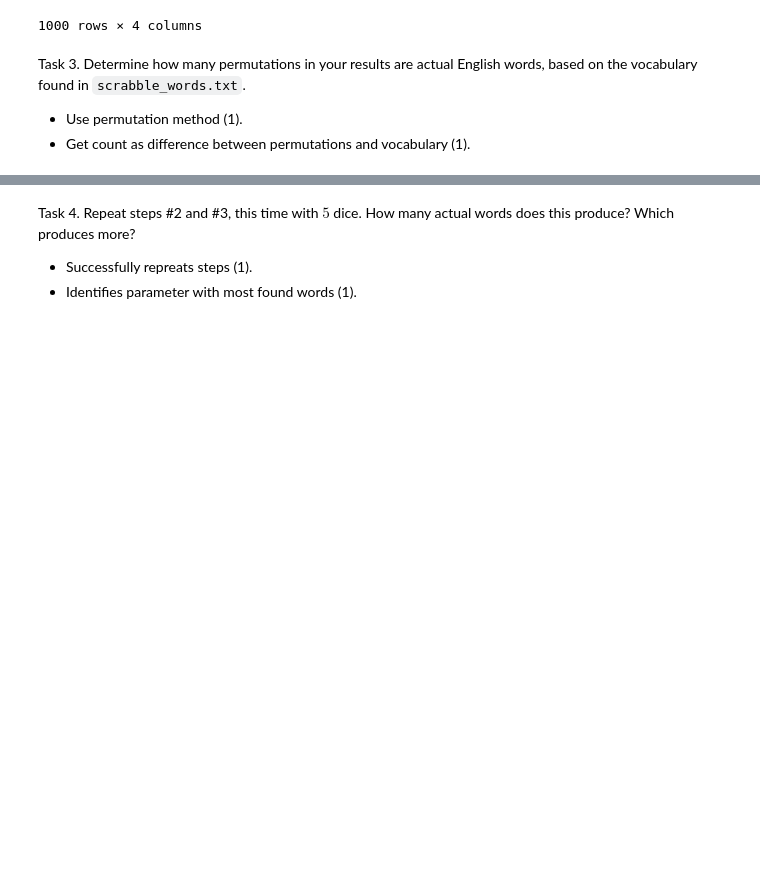
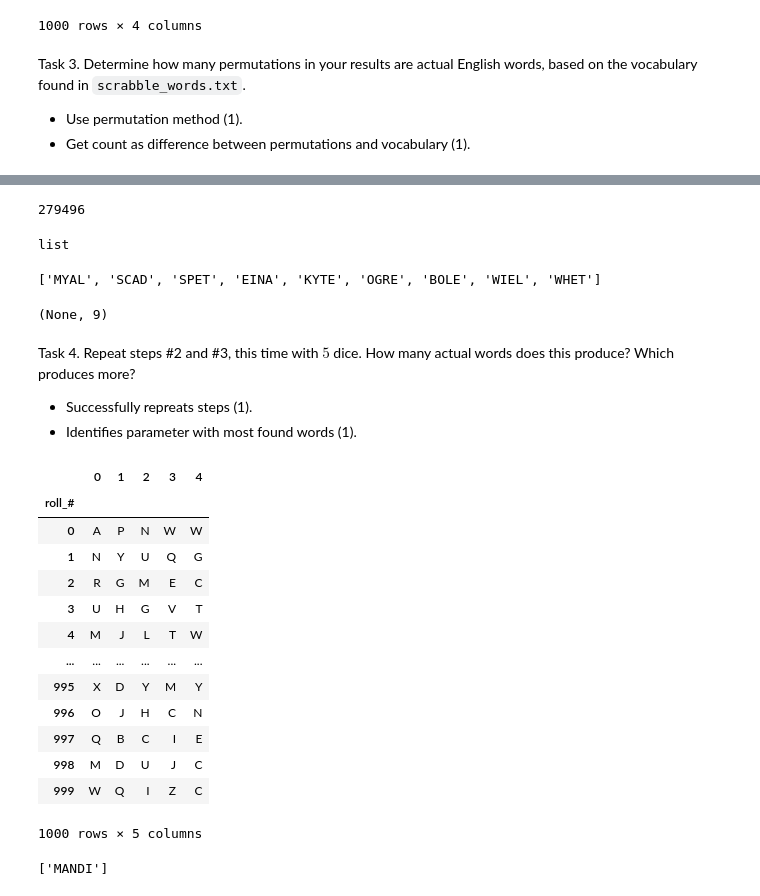
Before and after one commit to virginia-vrb9e/MONCARLO, a Jupyter notebook: moncarlo/DS51200_finalversion_ProjectTemplate.ipynb, the cells around one changed output, grey strips where cells are left out. Cells and saved outputs as stored; diff of their text form; code cells hidden in the pictures; blank space fills up the shorter version.

```diff
--- a/moncarlo/DS51200_finalversion_ProjectTemplate.ipynb
+++ b/moncarlo/DS51200_finalversion_ProjectTemplate.ipynb
@@ -670,0 +923,14 @@ TypeError: Series.to_frame() got an unexpected keyword argument 'inplace'
+# %%
+scrabble_words = open("scrabble_words.txt", "r")
+words = scrabble_words.read()
+wordstring = words.split("\n")
+# wordstring
+len(wordstring)
+# %% [output]
+279496
+# %%
+list_perms = list(perms_s3.index)
+type(list_perms)
+#list_perms
+# %% [output]
+list
@@ -671,5 +942,43 @@ TypeError: Series.to_frame() got an unexpected keyword argument 'inplace'
+# %%
+words = [x for x in just_perms if x in wordstring]
+print(words), len(words)
+# %% [output]
+['MYAL', 'SCAD', 'SPET', 'EINA', 'KYTE', 'OGRE', 'BOLE', 'WIEL', 'WHET']
+(None, 9)
 # %% [markdown]
 Task 4. Repeat steps #2 and #3, this time with $5$ dice. How many actual words does this produce? Which produces more?
 
 - Successfully repreats steps (1).
 - Identifies parameter with most found words (1).
+# %%
+dice_s32 = [die_s3, die_s3, die_s3, die_s3, die_s3]
+game_s32 = moncarlo.MonCarloGame(dice_s32)
+play_s32 = game_s32.play(1000)
+play_s32
+# %% [output]
+|  | 0 | 1 | 2 | 3 | 4 |
+| roll_# |  |  |  |  |  |
+| 0 | A | P | N | W | W |
+| 1 | N | Y | U | Q | G |
+| 2 | R | G | M | E | C |
+| 3 | U | H | G | V | T |
+| 4 | M | J | L | T | W |
+| ... | ... | ... | ... | ... | ... |
+| 995 | X | D | Y | M | Y |
+| 996 | O | J | H | C | N |
+| 997 | Q | B | C | I | E |
+| 998 | M | D | U | J | C |
+| 999 | W | Q | I | Z | C |
+1000 rows × 5 columns
+# %%
+# instantiate analyzer
+stats_s32 = moncarlo.MonCarloAnalyzer(game_s32)
+perms_s32 = stats_s32.get_perms()
+
+list_perms32 = list(perms_s32.index)
+just_perms32 = Extract(list_perms32)
+
+words32 = [x for x in just_perms32 if x in wordstring]
+print(words32)
+# %% [output]
+['MANDI']
```
Also changed, not shown: parts of 22 cells of this notebook, 15 other files.
